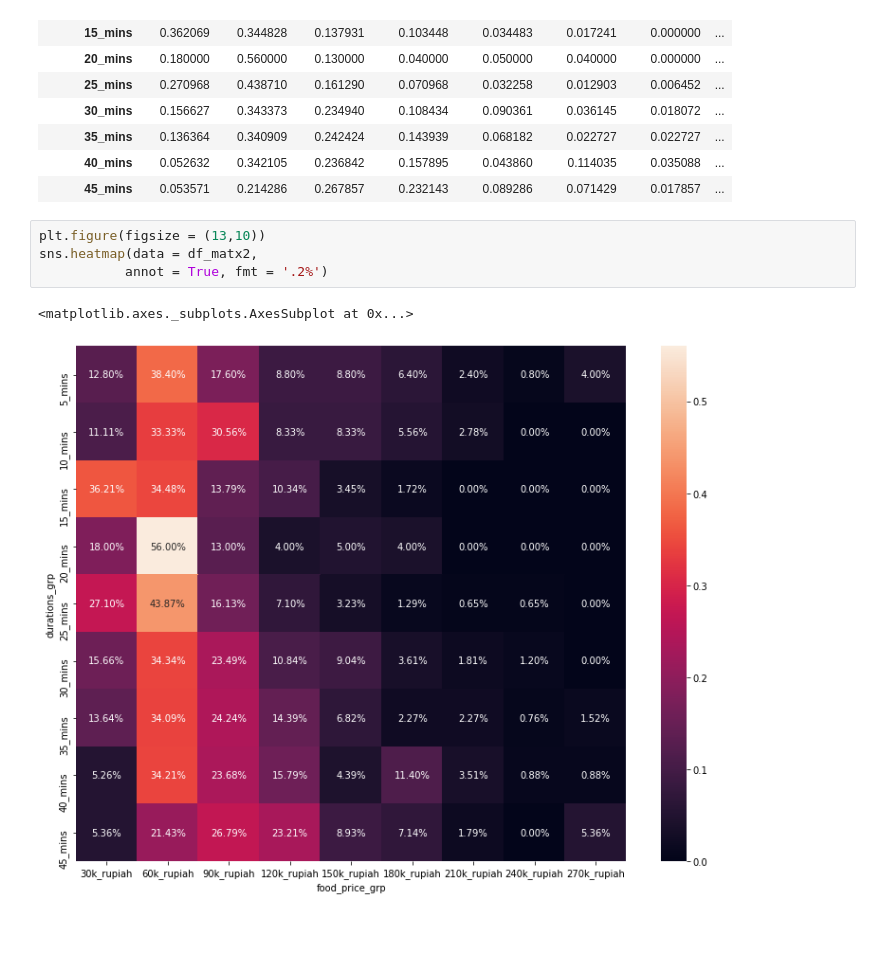
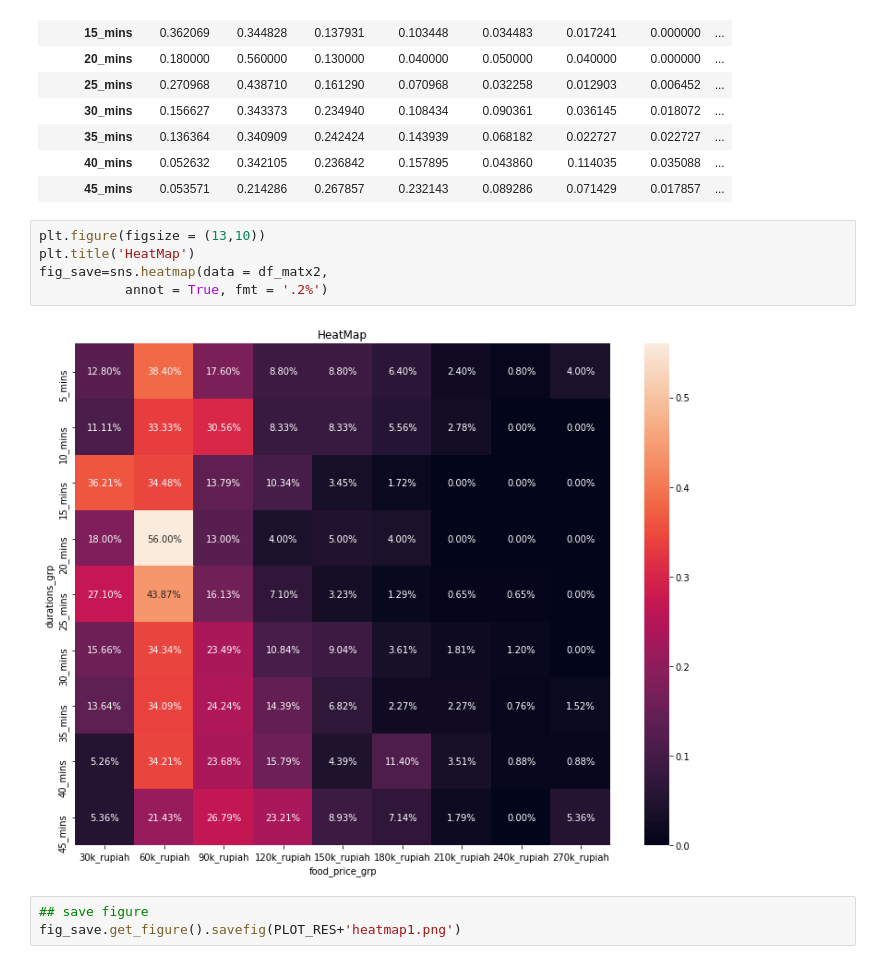
Before and after one commit to alamhanz/pandas_journey, a Jupyter notebook: notebooks/10_Visualization.ipynb, the cells around one changed output. Cells and saved outputs as stored; diff of their text form; blank space fills up the shorter version.

```diff
--- a/notebooks/10_Visualization.ipynb
+++ b/notebooks/10_Visualization.ipynb
@@ -350,8 +444,11 @@ df_matx2
 | 45_mins | 0.053571 | 0.214286 | 0.267857 | 0.232143 | 0.089286 | 0.071429 | 0.017857 | ... |
 # %%
 plt.figure(figsize = (13,10))
-sns.heatmap(data = df_matx2,
+plt.title('HeatMap')
+fig_save=sns.heatmap(data = df_matx2,
            annot = True, fmt = '.2%')
 # %% [output]
-<matplotlib.axes._subplots.AxesSubplot at 0x...>
-[figure, old version]
+[figure, new version]
+# %%
+## save figure
+fig_save.get_figure().savefig(PLOT_RES+'heatmap1.png')
```
Also changed, not shown: parts of 29 cells of this notebook, 17 other files.
